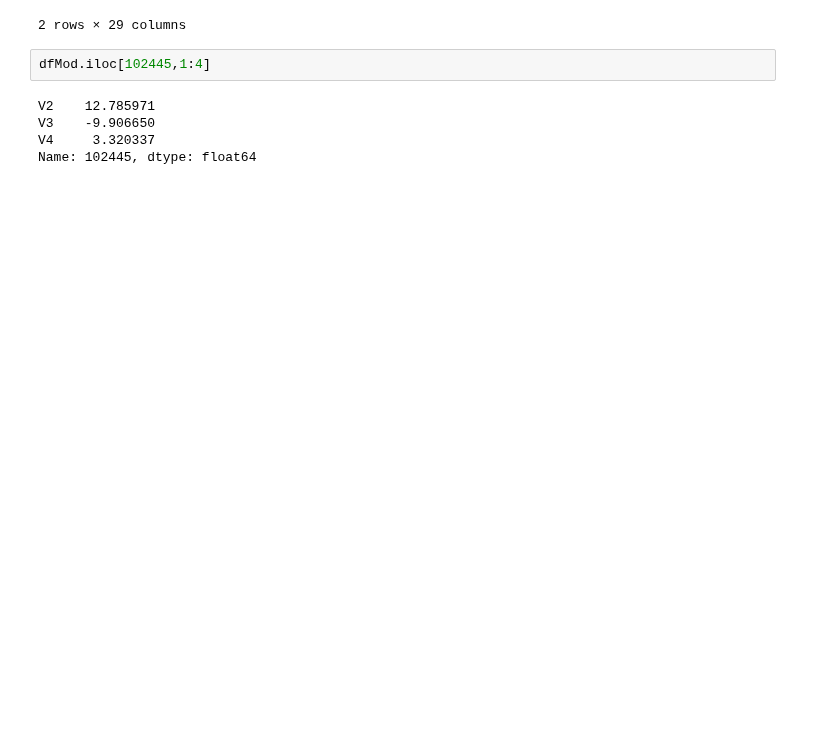
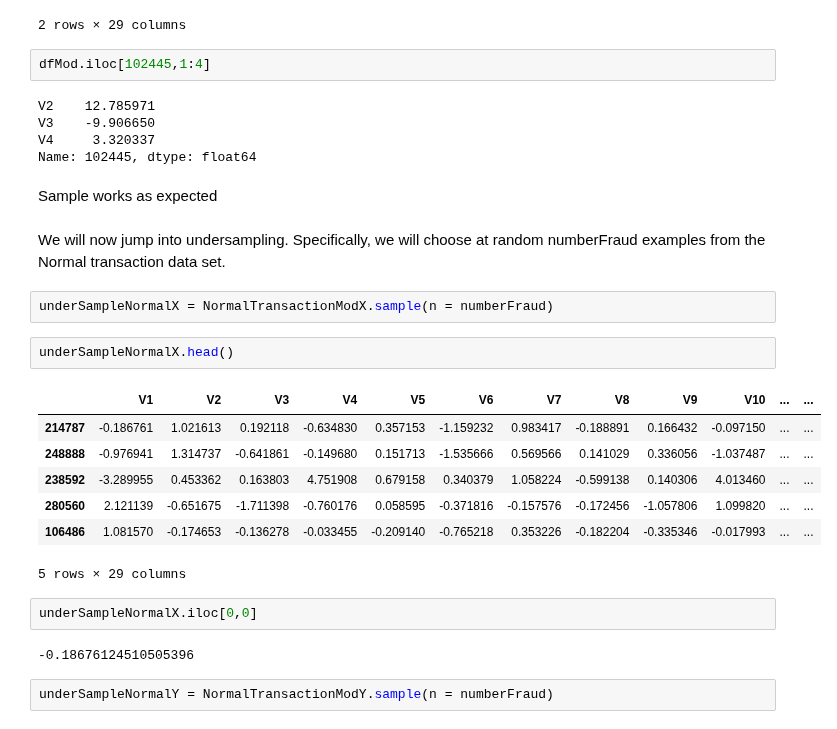
Before and after one commit to sushant2811/CreditCardFraudDetection, a Jupyter notebook: CreditCardFraudDetection.ipynb, the cells around one changed output. Drawn from its saved outputs; the diff is of its cells as text; blank space fills up the shorter version.

Commit message:
Undersampling the majority set

```diff
--- a/CreditCardFraudDetection.ipynb
+++ b/CreditCardFraudDetection.ipynb
@@ -423,3 +436,25 @@ V2    12.785971
 V3    -9.906650
 V4     3.320337
 Name: 102445, dtype: float64
+# %% [markdown]
+Sample works as expected
+# %% [markdown]
+We will now jump into undersampling. Specifically, we will choose at random numberFraud examples from the Normal transaction data set.
+# %%
+underSampleNormalX = NormalTransactionModX.sample(n = numberFraud)
+# %%
+underSampleNormalX.head()
+# %% [output]
+|  | V1 | V2 | V3 | V4 | V5 | V6 | V7 | V8 | V9 | V10 | ... | ... |
+| 214787 | -0.186761 | 1.021613 | 0.192118 | -0.634830 | 0.357153 | -1.159232 | 0.983417 | -0.188891 | 0.166432 | -0.097150 | ... | ... |
+| 248888 | -0.976941 | 1.314737 | -0.641861 | -0.149680 | 0.151713 | -1.535666 | 0.569566 | 0.141029 | 0.336056 | -1.037487 | ... | ... |
+| 238592 | -3.289955 | 0.453362 | 0.163803 | 4.751908 | 0.679158 | 0.340379 | 1.058224 | -0.599138 | 0.140306 | 4.013460 | ... | ... |
+| 280560 | 2.121139 | -0.651675 | -1.711398 | -0.760176 | 0.058595 | -0.371816 | -0.157576 | -0.172456 | -1.057806 | 1.099820 | ... | ... |
+| 106486 | 1.081570 | -0.174653 | -0.136278 | -0.033455 | -0.209140 | -0.765218 | 0.353226 | -0.182204 | -0.335346 | -0.017993 | ... | ... |
+5 rows × 29 columns
+# %%
+underSampleNormalX.iloc[0,0]
+# %% [output]
+-0.18676124510505396
+# %%
+underSampleNormalY = NormalTransactionModY.sample(n = numberFraud)
```
Also changed, not shown: parts of 3 cells of this notebook.
